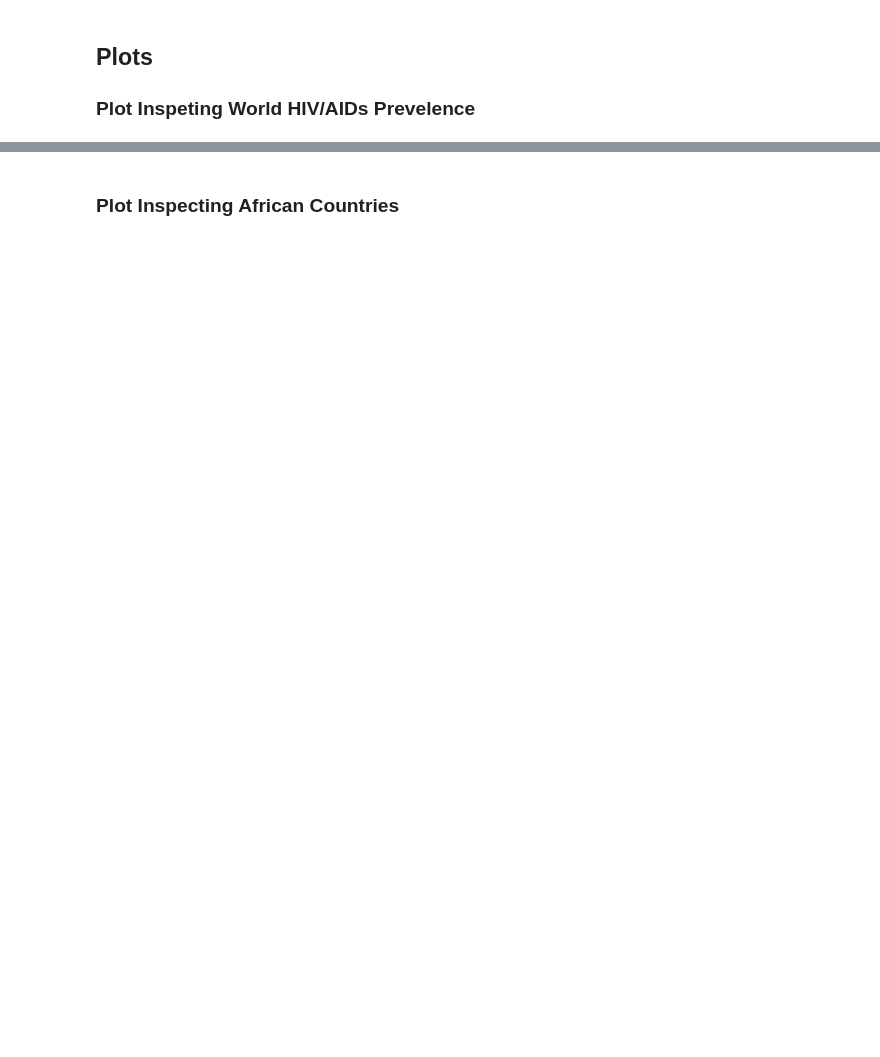
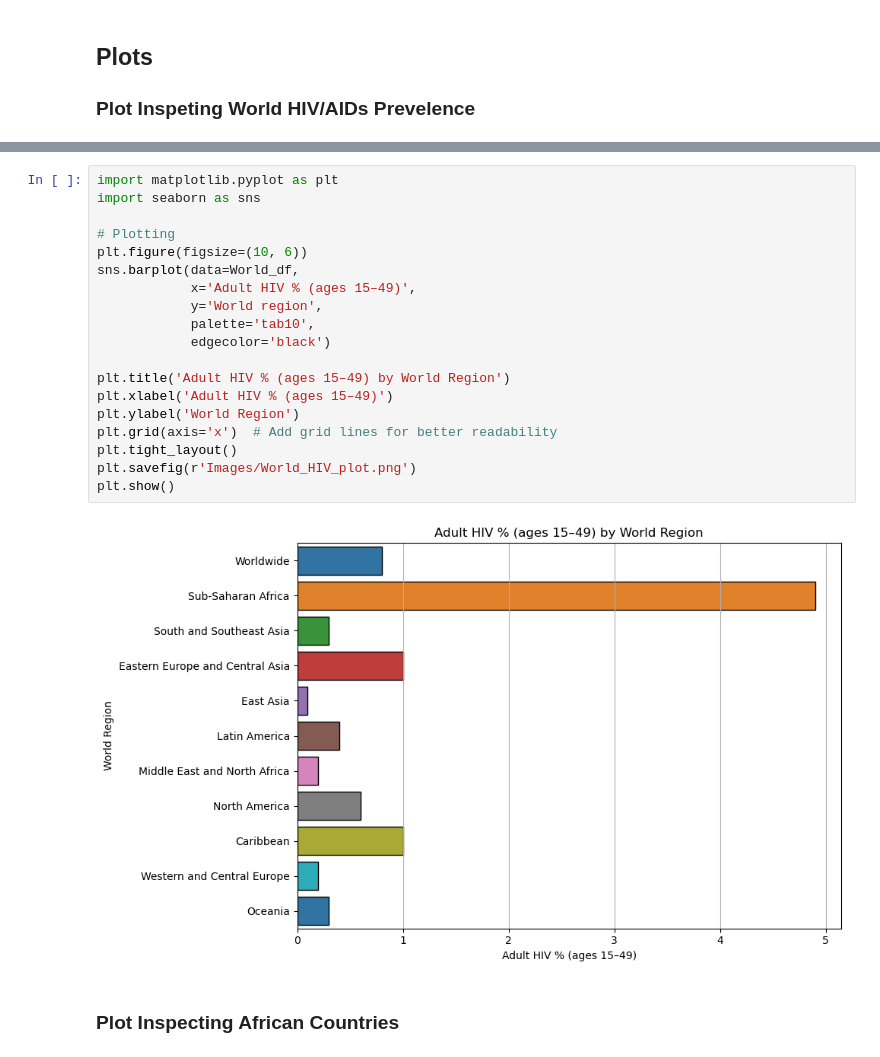
Before and after one commit to KofiBartonByfield/Blog-Code, a Jupyter notebook: Blog Notebook.ipynb, the cells around one changed output, grey strips where cells are left out. Cells and saved outputs as stored; diff of their text form; blank space fills up the shorter version.

```diff
--- a/Blog Notebook.ipynb
+++ b/Blog Notebook.ipynb
@@ -362,3 +318,24 @@ fig.show()
+# %%
+import matplotlib.pyplot as plt
+import seaborn as sns
+
+# Plotting
+plt.figure(figsize=(10, 6))
+sns.barplot(data=World_df,
+            x='Adult HIV % (ages 15–49)',
+            y='World region',
+            palette='tab10',
+            edgecolor='black')
+
+plt.title('Adult HIV % (ages 15–49) by World Region')
+plt.xlabel('Adult HIV % (ages 15–49)')
+plt.ylabel('World Region')
+plt.grid(axis='x')  # Add grid lines for better readability
+plt.tight_layout()
+plt.savefig(r'Images/World_HIV_plot.png')
+plt.show()
+# %% [output]
+[figure, added]
 # %% [markdown]
 ### Plot Inspecting African Countries
 # %%
```
Also changed, not shown: parts of 3 cells of this notebook, 4 other files.
